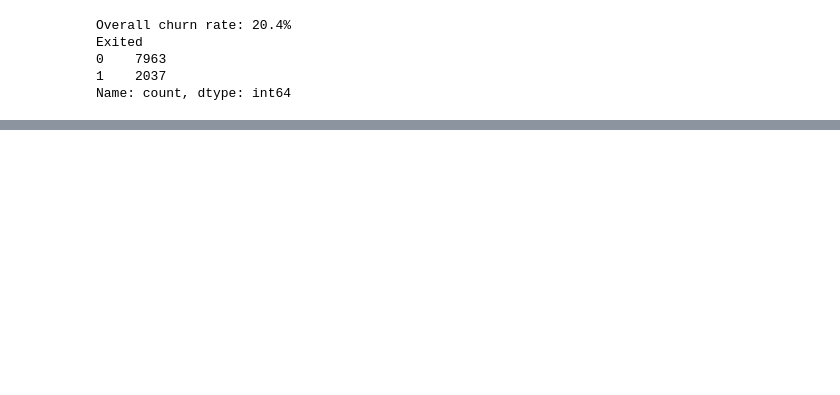
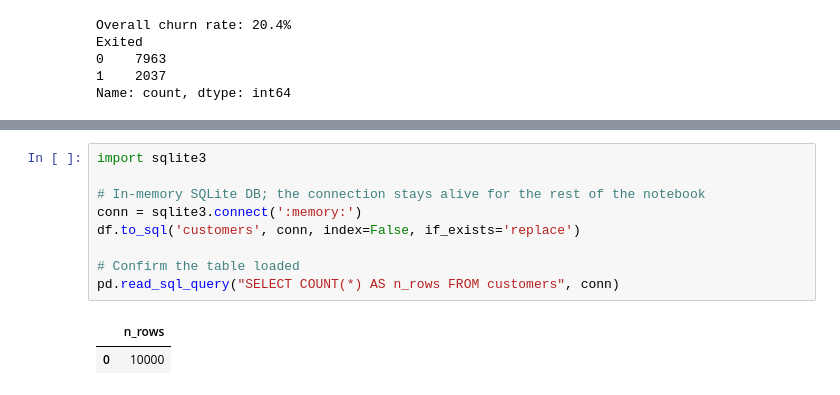
Before and after one commit to szymon-pasieka/bank-churn-analysis, a Jupyter notebook: 01_exploration.ipynb, the cells around one changed output, grey strips where cells are left out. Saved outputs shown, nothing was run; the diff lists cells and outputs as text; blank space fills up the shorter version.

```diff
--- a/01_exploration.ipynb
+++ b/01_exploration.ipynb
@@ -84,0 +92,12 @@ Name: count, dtype: int64
+# %%
+import sqlite3
+
+# In-memory SQLite DB; the connection stays alive for the rest of the notebook
+conn = sqlite3.connect(':memory:')
+df.to_sql('customers', conn, index=False, if_exists='replace')
+
+# Confirm the table loaded
+pd.read_sql_query("SELECT COUNT(*) AS n_rows FROM customers", conn)
+# %% [output]
+|  | n_rows |
+| 0 | 10000 |
```
Also changed, not shown: parts of 9 cells of this notebook.
